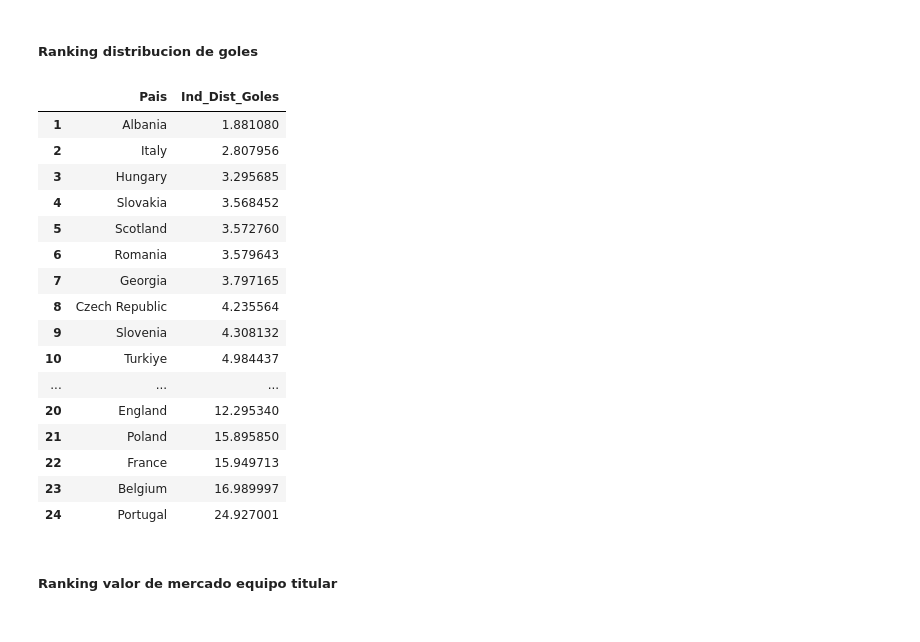
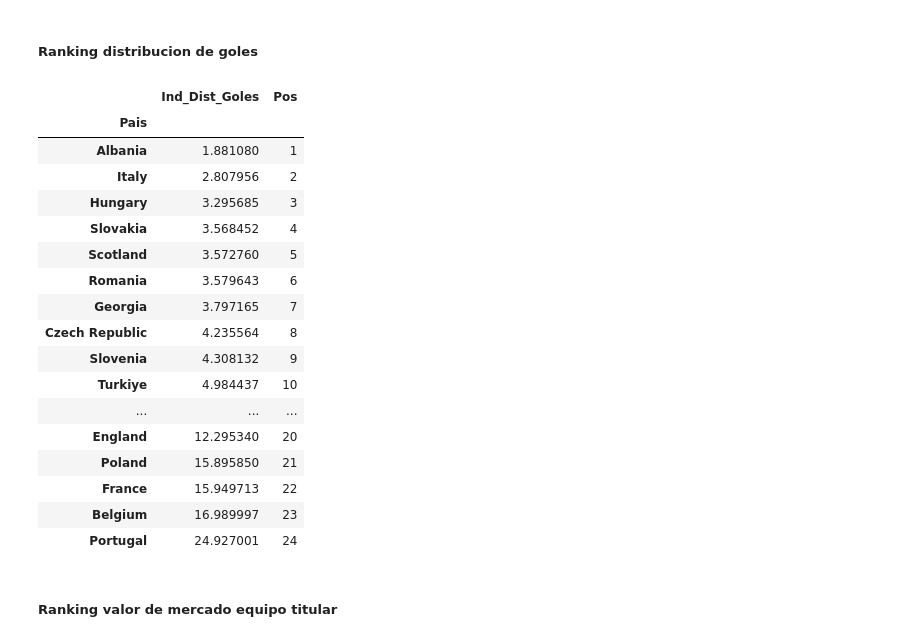
Before and after one commit to rdanbaro/Analisis-Euro, a Jupyter notebook: analisys.ipynb, the cells around one changed output. Saved outputs shown, nothing was run; the diff lists cells and outputs as text; code cells hidden in the pictures.

```diff
--- a/analisys.ipynb
+++ b/analisys.ipynb
@@ -577,41 +577,41 @@ GolProm_rank
 # %%
 ranking_dist_goles = (
     data
     .select_columns(['Pais', 'Goles'])
     .rename_columns(
         {
             'Goles' : 'Ind_Dist_Goles'
         }
 
     )
     .groupby('Pais').std()
     .sort_values('Ind_Dist_Goles')
-    .reset_index()
-    .set_index(data_equipos.index+1)
+    .assign(Pos=data_equipos.index+1)
 )
 
 
 #jugadoresXpaises = jugadoresXpaises.loc[:,['Country','Goals']]
 #jugadoresXpaises.sort_values('Goals')
 ranking_dist_goles
 # %% [output]
-|  | Pais | Ind_Dist_Goles |
-| 1 | Albania | 1.881080 |
-| 2 | Italy | 2.807956 |
-| 3 | Hungary | 3.295685 |
-| 4 | Slovakia | 3.568452 |
-| 5 | Scotland | 3.572760 |
-| 6 | Romania | 3.579643 |
-| 7 | Georgia | 3.797165 |
-| 8 | Czech Republic | 4.235564 |
-| 9 | Slovenia | 4.308132 |
-| 10 | Turkiye | 4.984437 |
+|  | Ind_Dist_Goles | Pos |
+| Pais |  |  |
+| Albania | 1.881080 | 1 |
+| Italy | 2.807956 | 2 |
+| Hungary | 3.295685 | 3 |
+| Slovakia | 3.568452 | 4 |
+| Scotland | 3.572760 | 5 |
+| Romania | 3.579643 | 6 |
+| Georgia | 3.797165 | 7 |
+| Czech Republic | 4.235564 | 8 |
+| Slovenia | 4.308132 | 9 |
+| Turkiye | 4.984437 | 10 |
 | ... | ... | ... |
-| 20 | England | 12.295340 |
-| 21 | Poland | 15.895850 |
-| 22 | France | 15.949713 |
-| 23 | Belgium | 16.989997 |
-| 24 | Portugal | 24.927001 |
+| England | 12.295340 | 20 |
+| Poland | 15.895850 | 21 |
+| France | 15.949713 | 22 |
+| Belgium | 16.989997 | 23 |
+| Portugal | 24.927001 | 24 |
 # %% [markdown]
 ##### Ranking valor de mercado equipo titular
 # %%
```
Also changed, not shown: parts of 20 cells of this notebook.
